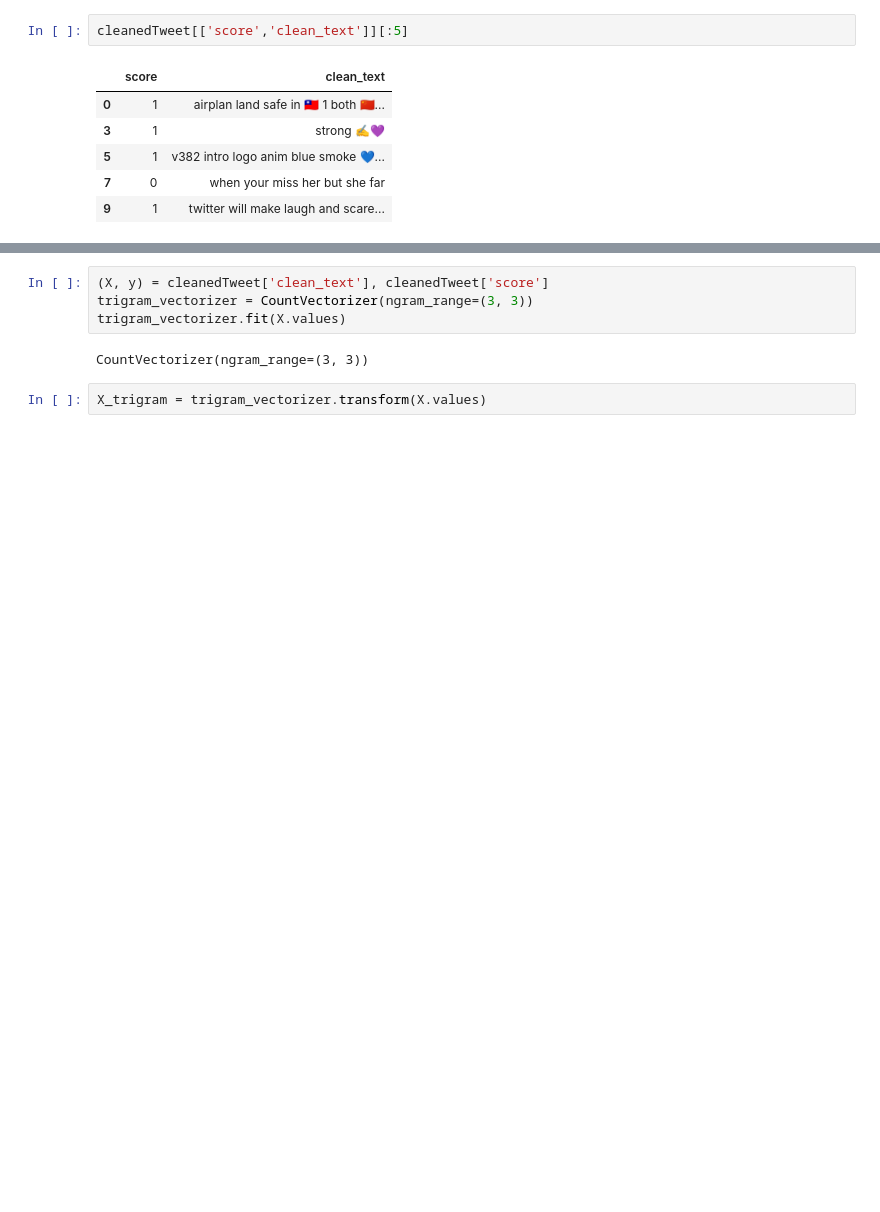
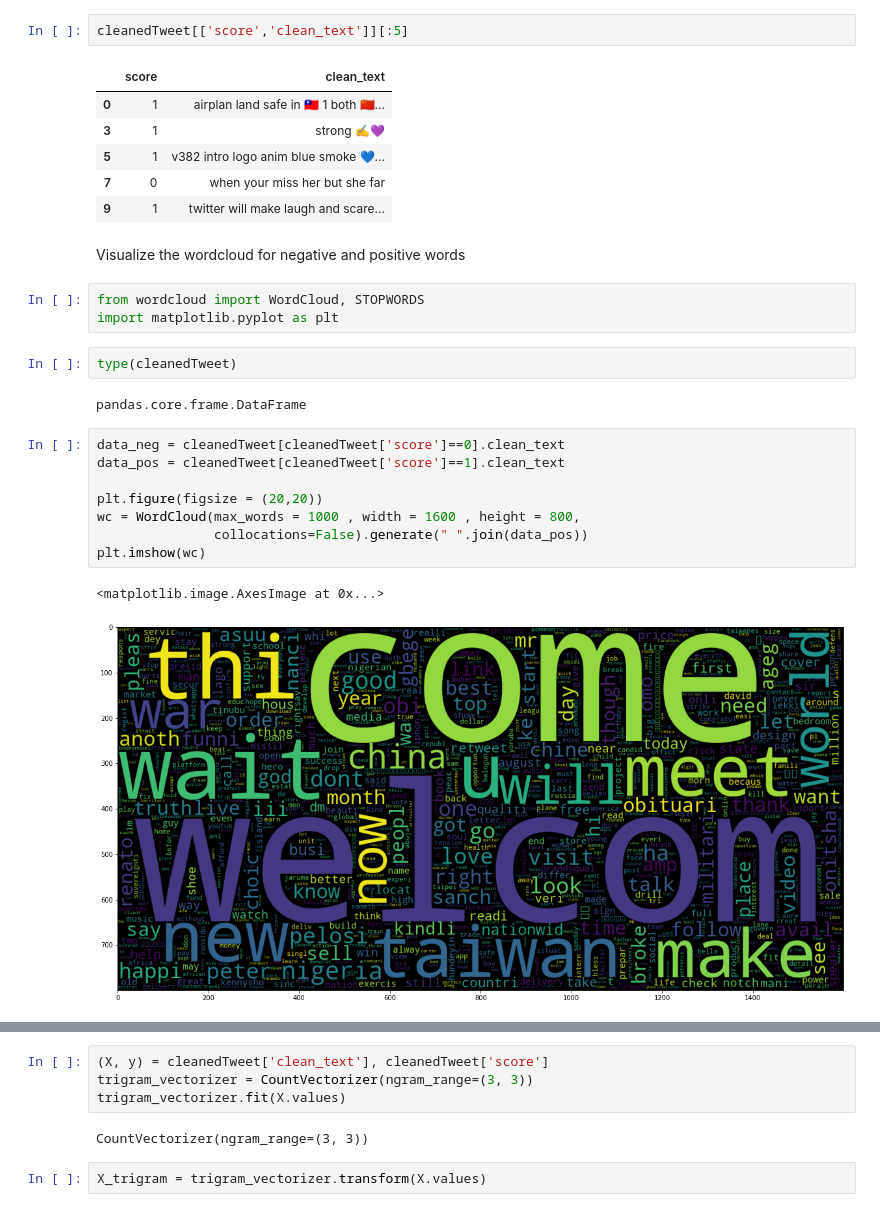
Before and after one commit to Nathnael12/Twitter-Data-Analysis, a Jupyter notebook: notebooks/model.ipynb, the cells around one changed output, grey strips where cells are left out. Saved outputs shown, nothing was run; the diff lists cells and outputs as text; blank space fills up the shorter version.

Commit message:
add visualization to positive and negative score words

```diff
--- a/notebooks/model.ipynb
+++ b/notebooks/model.ipynb
@@ -100,3 +119,23 @@ cleanedTweet[['score','clean_text']][:5]
 | 5 | 1 | v382 intro logo anim blue smoke 💙... |
 | 7 | 0 | when your miss her but she far |
 | 9 | 1 | twitter will make laugh and scare... |
+# %% [markdown]
+Visualize the wordcloud for negative and positive words
+# %%
+from wordcloud import WordCloud, STOPWORDS
+import matplotlib.pyplot as plt
+# %%
+type(cleanedTweet)
+# %% [output]
+pandas.core.frame.DataFrame
+# %%
+data_neg = cleanedTweet[cleanedTweet['score']==0].clean_text
+data_pos = cleanedTweet[cleanedTweet['score']==1].clean_text
+
+plt.figure(figsize = (20,20))
+wc = WordCloud(max_words = 1000 , width = 1600 , height = 800,
+               collocations=False).generate(" ".join(data_pos))
+plt.imshow(wc)
+# %% [output]
+<matplotlib.image.AxesImage at 0x...>
+[figure, added]
```
Also changed, not shown: parts of 15 cells of this notebook.
